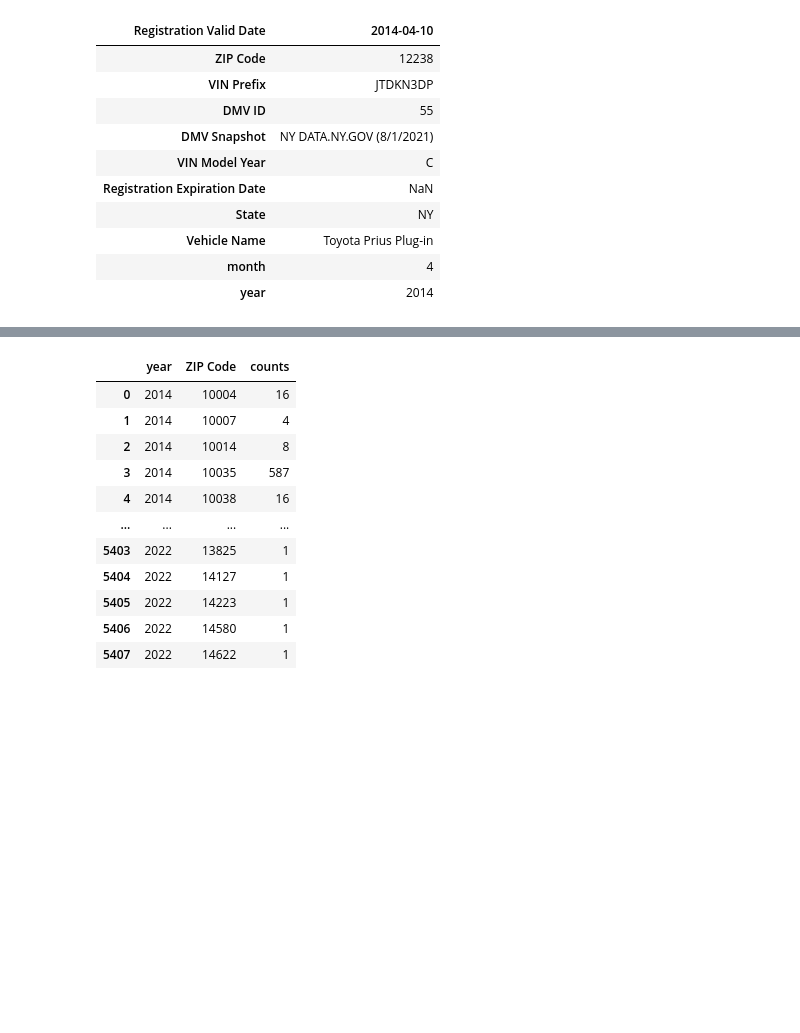
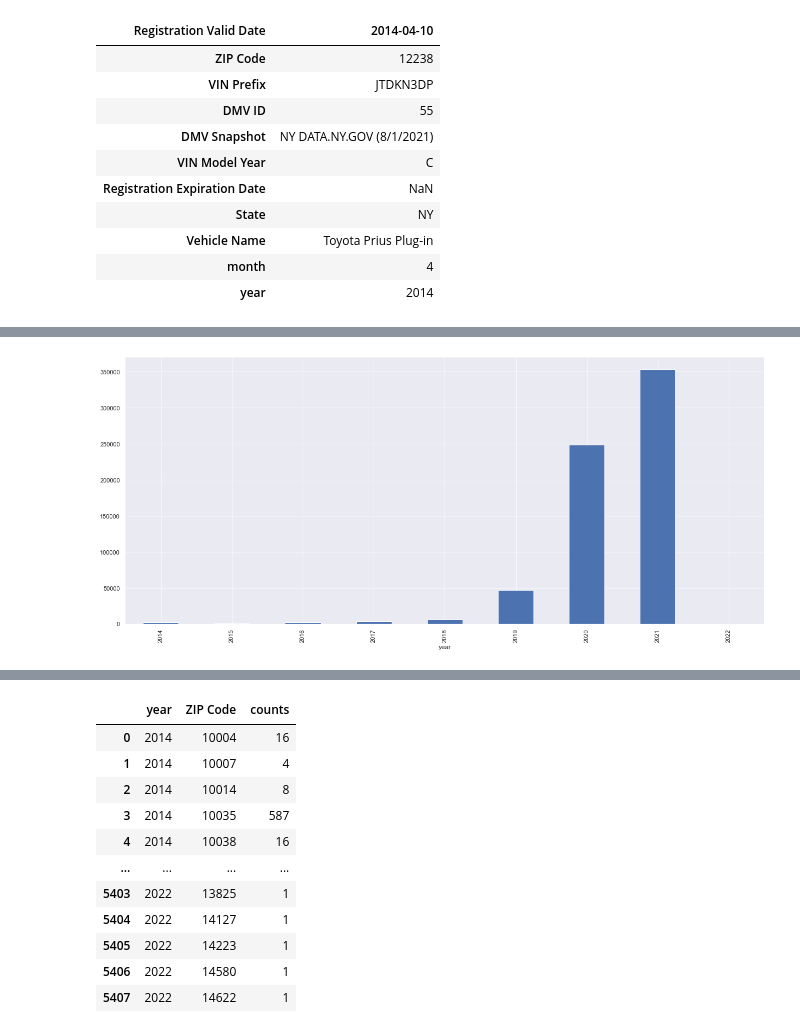
Before and after one commit to encodingintuition/EV_vehicles_US, a Jupyter notebook: Vehicles_NY-01-EDA_01.ipynb, the cells around one changed output, grey strips where cells are left out. Drawn from its saved outputs; the diff is of its cells as text; code cells hidden in the pictures; blank space fills up the shorter version.

```diff
--- a/Vehicles_NY-01-EDA_01.ipynb
+++ b/Vehicles_NY-01-EDA_01.ipynb
@@ -291,0 +295,5 @@ df.groupby(['year']).size().reset_index(name='counts')
+# %%
+# number of EV Cars registed per year in NYS
+df.groupby('year').size().plot(kind = "bar");
+# %% [output]
+[figure, added]
```
Also changed, not shown: parts of 6 cells of this notebook.
